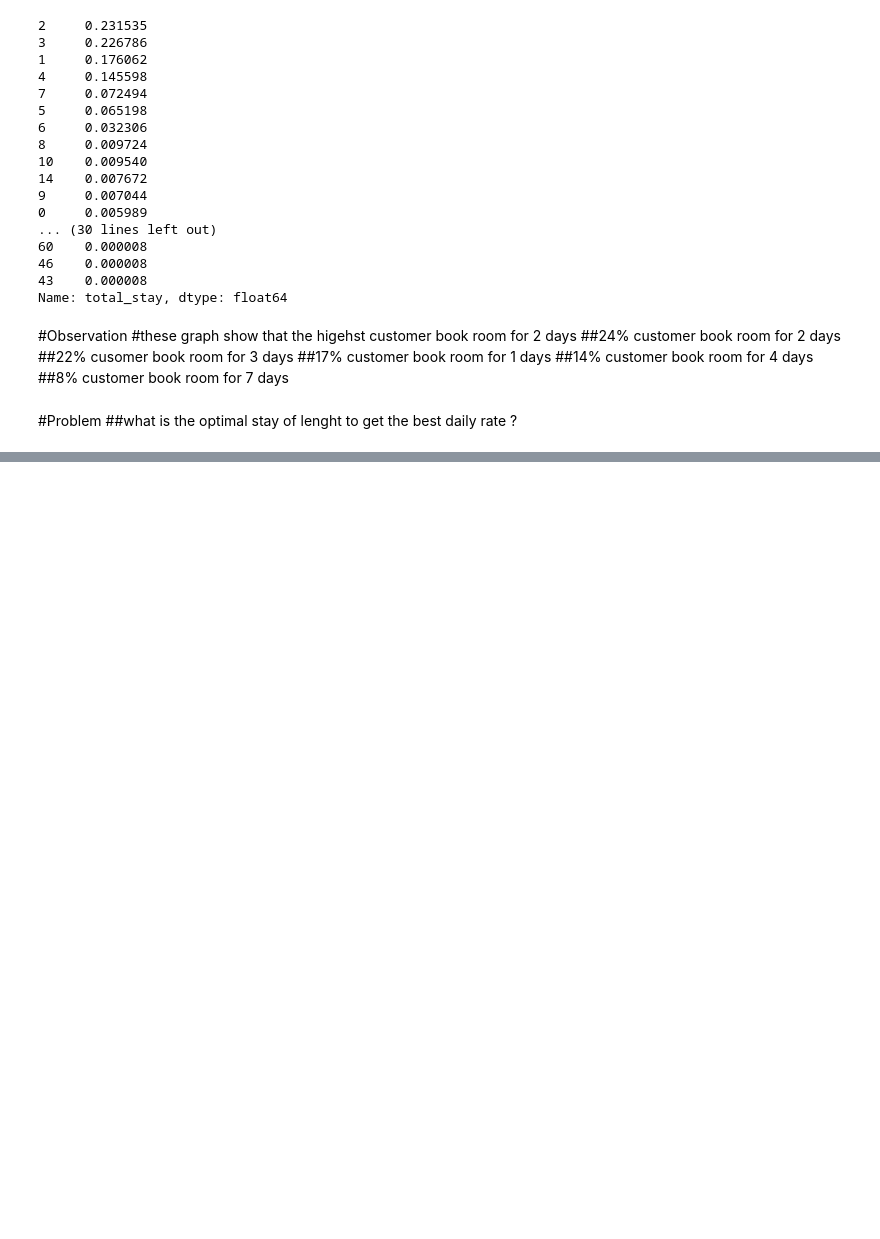
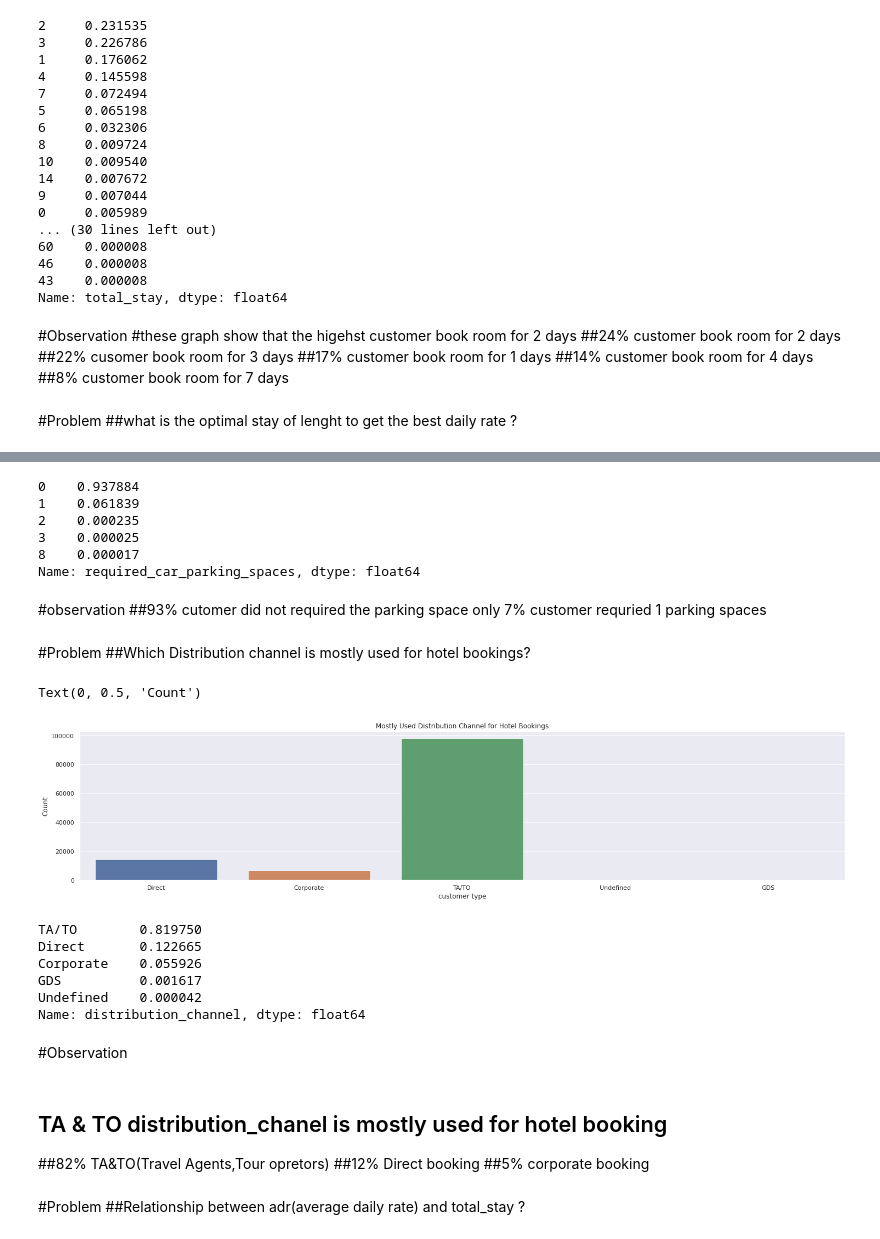
Before and after one commit to Almabette/HotelBookingAnalysis, a Jupyter notebook: Copy_of_Copy_of_Hotel_Booking_Analysis_Capstone_Project.ipynb, the cells around one changed output, grey strips where cells are left out. Saved outputs shown, nothing was run; the diff lists cells and outputs as text; code cells hidden in the pictures; blank space fills up the shorter version.

```diff
--- a/Copy_of_Copy_of_Hotel_Booking_Analysis_Capstone_Project.ipynb
+++ b/Copy_of_Copy_of_Hotel_Booking_Analysis_Capstone_Project.ipynb
@@ -580,0 +644,43 @@ df.head()
+# %%
+df['required_car_parking_spaces'].value_counts(normalize=True)
+# %% [output]
+0    0.937884
+1    0.061839
+2    0.000235
+3    0.000025
+8    0.000017
+Name: required_car_parking_spaces, dtype: float64
+# %% [markdown]
+#observation
+##93% cutomer did not required the parking space only 7% customer requried 1 parking spaces
+# %% [markdown]
+#Problem
+##Which Distribution channel is mostly used for hotel bookings?
+# %%
+plt.figure(figsize=(25,5))
+sns.countplot(x=df['distribution_channel'])
+plt.title('Mostly Used Distribution Channel for Hotel Bookings')
+plt.xlabel('customer type')
+plt.ylabel('Count')
+# %% [output]
+Text(0, 0.5, 'Count')
+[figure, added]
+# %%
+df['distribution_channel'].value_counts(normalize=True)
+# %% [output]
+TA/TO        0.819750
+Direct       0.122665
+Corporate    0.055926
+GDS          0.001617
+Undefined    0.000042
+Name: distribution_channel, dtype: float64
+# %% [markdown]
+#Observation
+# %% [markdown]
+## TA & TO distribution_chanel  is mostly used for hotel booking
+##82% TA&TO(Travel Agents,Tour opretors)
+##12% Direct booking
+##5% corporate booking
+# %% [markdown]
+#Problem
+##Relationship between adr(average daily rate) and total_stay ?
```
Also changed, not shown: parts of 24 cells of this notebook.
